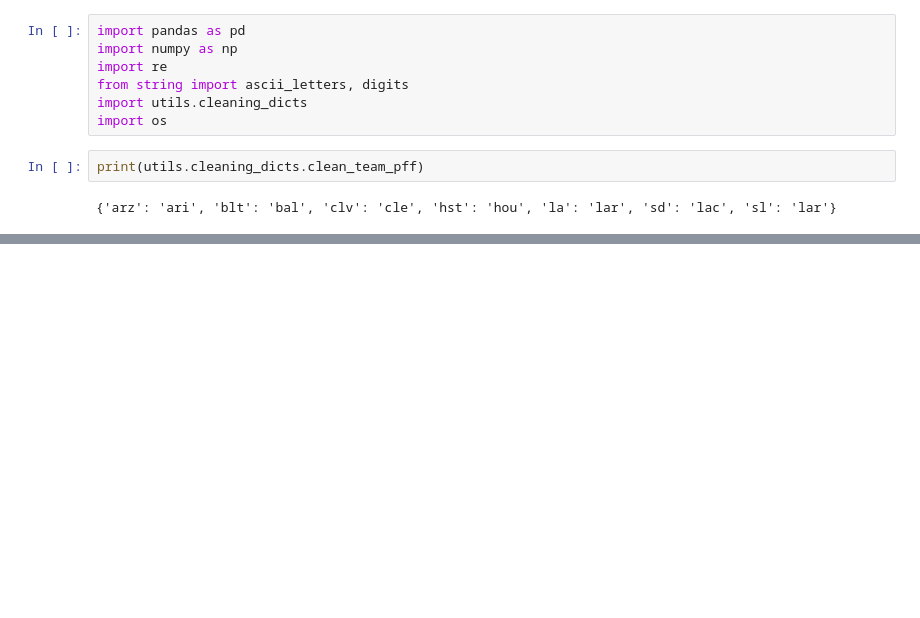
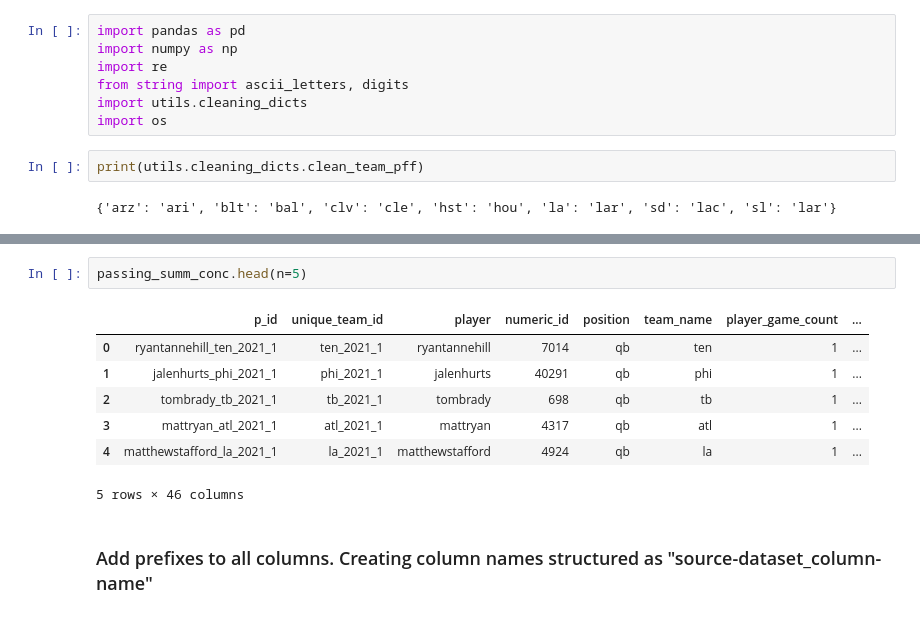
Before and after one commit to ajakks/nfl_models, a Jupyter notebook: create_modeling_data_sample.ipynb, the cells around one changed output, grey strips where cells are left out. Drawn from its saved outputs; the diff is of its cells as text; blank space fills up the shorter version.

```diff
--- a/create_modeling_data_sample.ipynb
+++ b/create_modeling_data_sample.ipynb
@@ -1996,0 +190,12 @@ spread_comb.to_csv(cur_dir+'/spead_comb.csv', index=False)
+# %%
+passing_summ_conc.head(n=5)
+# %% [output]
+|  | p_id | unique_team_id | player | numeric_id | position | team_name | player_game_count | ... |
+| 0 | ryantannehill_ten_2021_1 | ten_2021_1 | ryantannehill | 7014 | qb | ten | 1 | ... |
+| 1 | jalenhurts_phi_2021_1 | phi_2021_1 | jalenhurts | 40291 | qb | phi | 1 | ... |
+| 2 | tombrady_tb_2021_1 | tb_2021_1 | tombrady | 698 | qb | tb | 1 | ... |
+| 3 | mattryan_atl_2021_1 | atl_2021_1 | mattryan | 4317 | qb | atl | 1 | ... |
+| 4 | matthewstafford_la_2021_1 | la_2021_1 | matthewstafford | 4924 | qb | la | 1 | ... |
+5 rows × 46 columns
+# %% [markdown]
+### Add prefixes to all columns.  Creating column names structured as "source-dataset_column-name"
```
Also changed, not shown: parts of 115 cells of this notebook.
